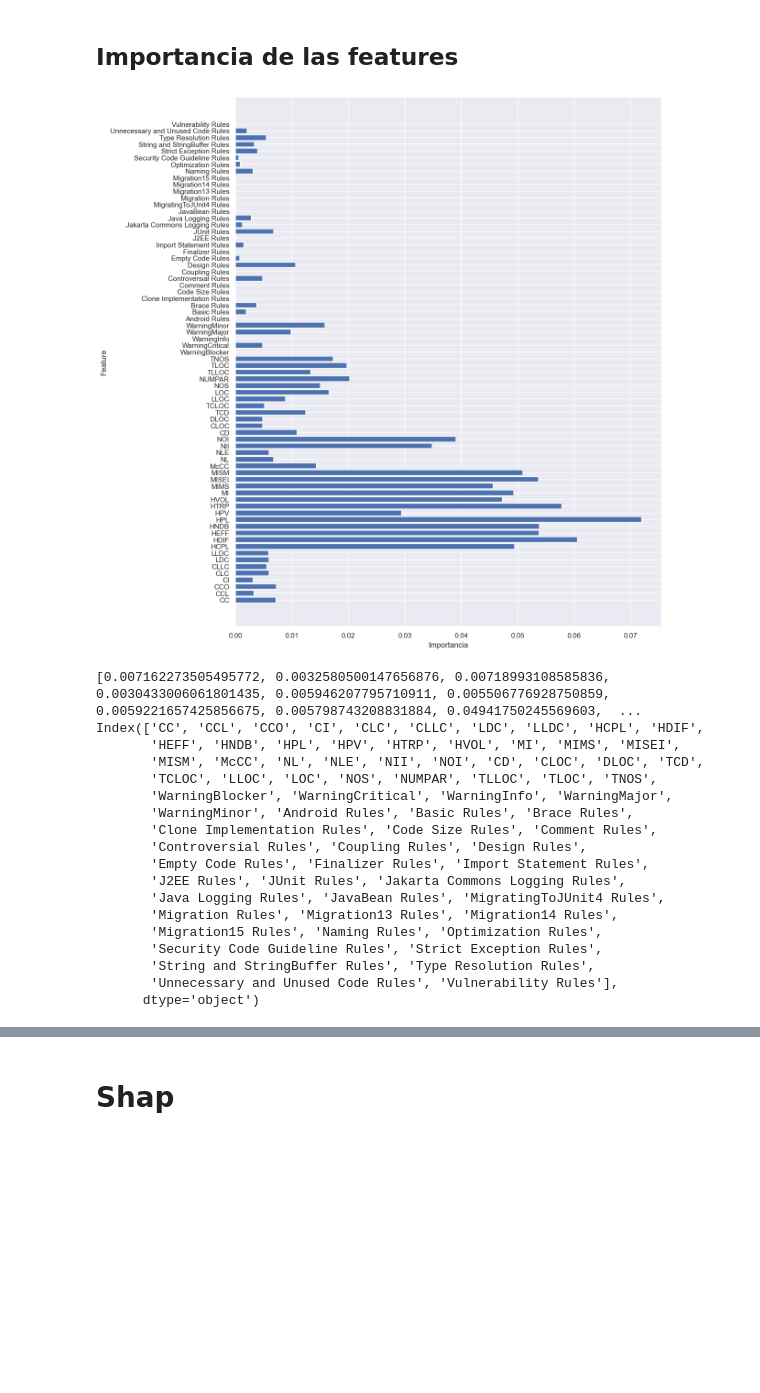
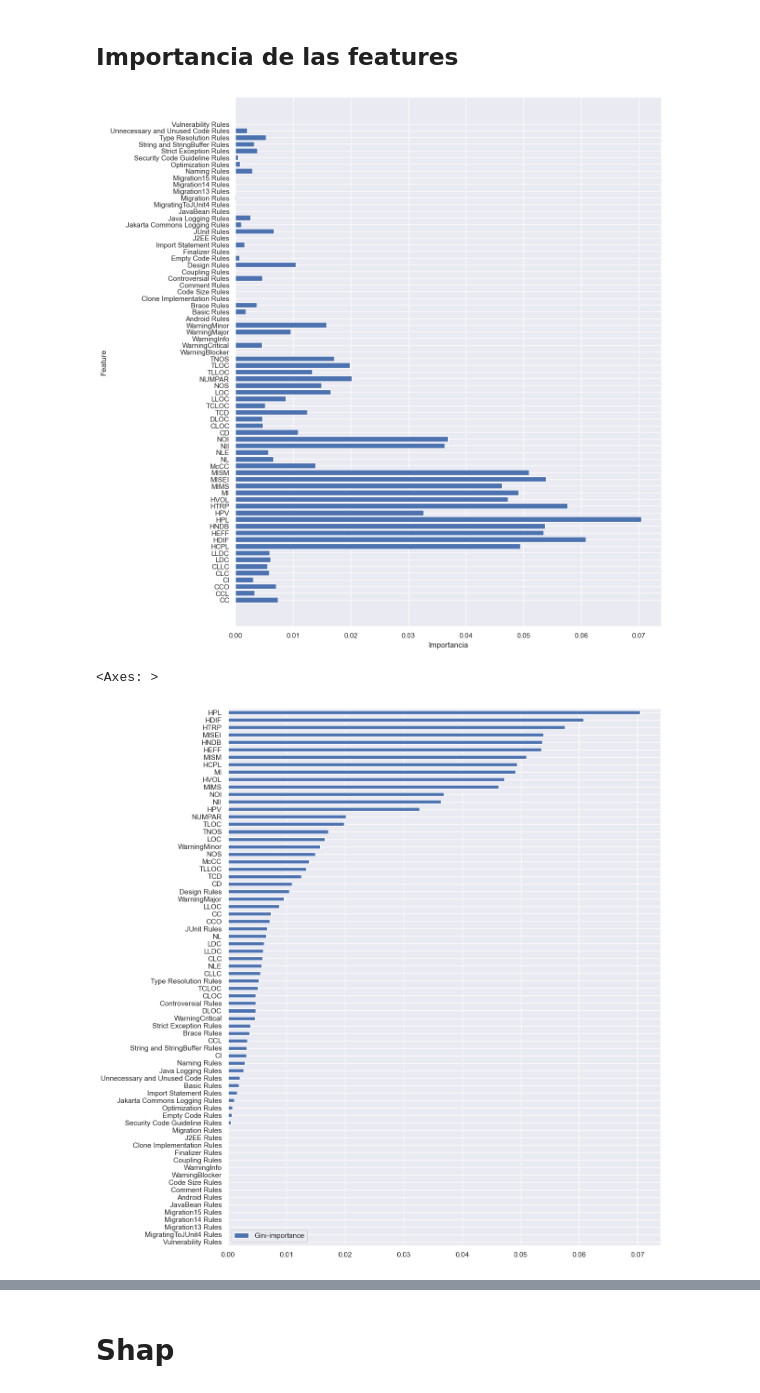
Before and after one commit to davidmacar/bug-prediction-explanation, a Jupyter notebook: clasificacion_buggy.ipynb, the cells around one changed output, grey strips where cells are left out. Cells and saved outputs as stored; diff of their text form; code cells hidden in the pictures; blank space fills up the shorter version.

```diff
--- a/clasificacion_buggy.ipynb
+++ b/clasificacion_buggy.ipynb
@@ -15,4 +16,11 @@ from sklearn.metrics import classification_report
 import xgboost as xgb
+# %%
+# CONSTANTES
+TEST_SIZE = 0.05
+ENTRY_TO_EXPLAIN = 1
+DATA_FILE = './datasets/dataset.xlsx'
+SHEET_NAME = 'method'
+COMPLETE = 0
 # %% [markdown]
 # Obtención de los datos
 # %% [markdown]
@@ -256,28 +322,18 @@ ax.set_xlabel("Importancia")
 ax.set_ylabel("Feature")
 plt.show()
 importances = list(rf.feature_importances_)
-print(importances)
-print(x.columns)
 # %% [output]
-[figure, old version]
+[figure, new version]
-[0.007162273505495772, 0.0032580500147656876, 0.00718993108585836, 0.0030433006061801435, 0.005946207795710911, 0.005506776928750859, 0.0059221657425856675, 0.005798743208831884, 0.04941750245569603,  ...
-Index(['CC', 'CCL', 'CCO', 'CI', 'CLC', 'CLLC', 'LDC', 'LLDC', 'HCPL', 'HDIF',
-       'HEFF', 'HNDB', 'HPL', 'HPV', 'HTRP', 'HVOL', 'MI', 'MIMS', 'MISEI',
-       'MISM', 'McCC', 'NL', 'NLE', 'NII', 'NOI', 'CD', 'CLOC', 'DLOC', 'TCD',
-       'TCLOC', 'LLOC', 'LOC', 'NOS', 'NUMPAR', 'TLLOC', 'TLOC', 'TNOS',
-       'WarningBlocker', 'WarningCritical', 'WarningInfo', 'WarningMajor',
-       'WarningMinor', 'Android Rules', 'Basic Rules', 'Brace Rules',
-       'Clone Implementation Rules', 'Code Size Rules', 'Comment Rules',
-       'Controversial Rules', 'Coupling Rules', 'Design Rules',
-       'Empty Code Rules', 'Finalizer Rules', 'Import Statement Rules',
-       'J2EE Rules', 'JUnit Rules', 'Jakarta Commons Logging Rules',
-       'Java Logging Rules', 'JavaBean Rules', 'MigratingToJUnit4 Rules',
-       'Migration Rules', 'Migration13 Rules', 'Migration14 Rules',
-       'Migration15 Rules', 'Naming Rules', 'Optimization Rules',
-       'Security Code Guideline Rules', 'Strict Exception Rules',
-       'String and StringBuffer Rules', 'Type Resolution Rules',
-       'Unnecessary and Unused Code Rules', 'Vulnerability Rules'],
-      dtype='object')
+# %%
+feats = {} # a dict to hold feature_name: feature_importance
+for feature, importance in zip(x.columns, rf.feature_importances_):
+    feats[feature] = importance #add the name/value pair
+
+importances = pd.DataFrame.from_dict(feats, orient='index').rename(columns={0: 'Gini-importance'})
+importances.sort_values(by='Gini-importance').plot(kind='barh', figsize = (12,15))
+# %% [output]
+<Axes: >
+[figure, added]
 # %%
 # features = pd.get_dummies(x.columns)
 feature_list = list(x.columns)
```
Also changed, not shown: parts of 43 cells of this notebook, 1 other file.
